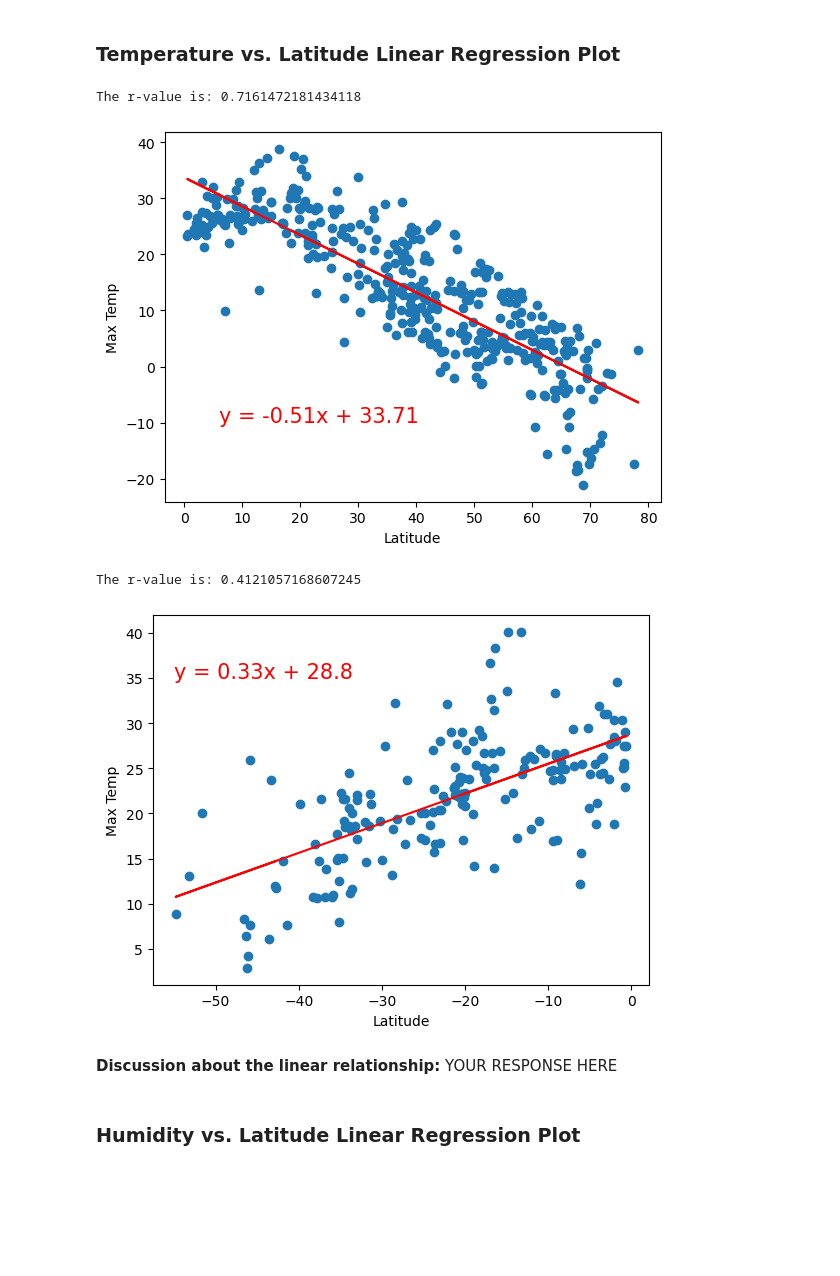
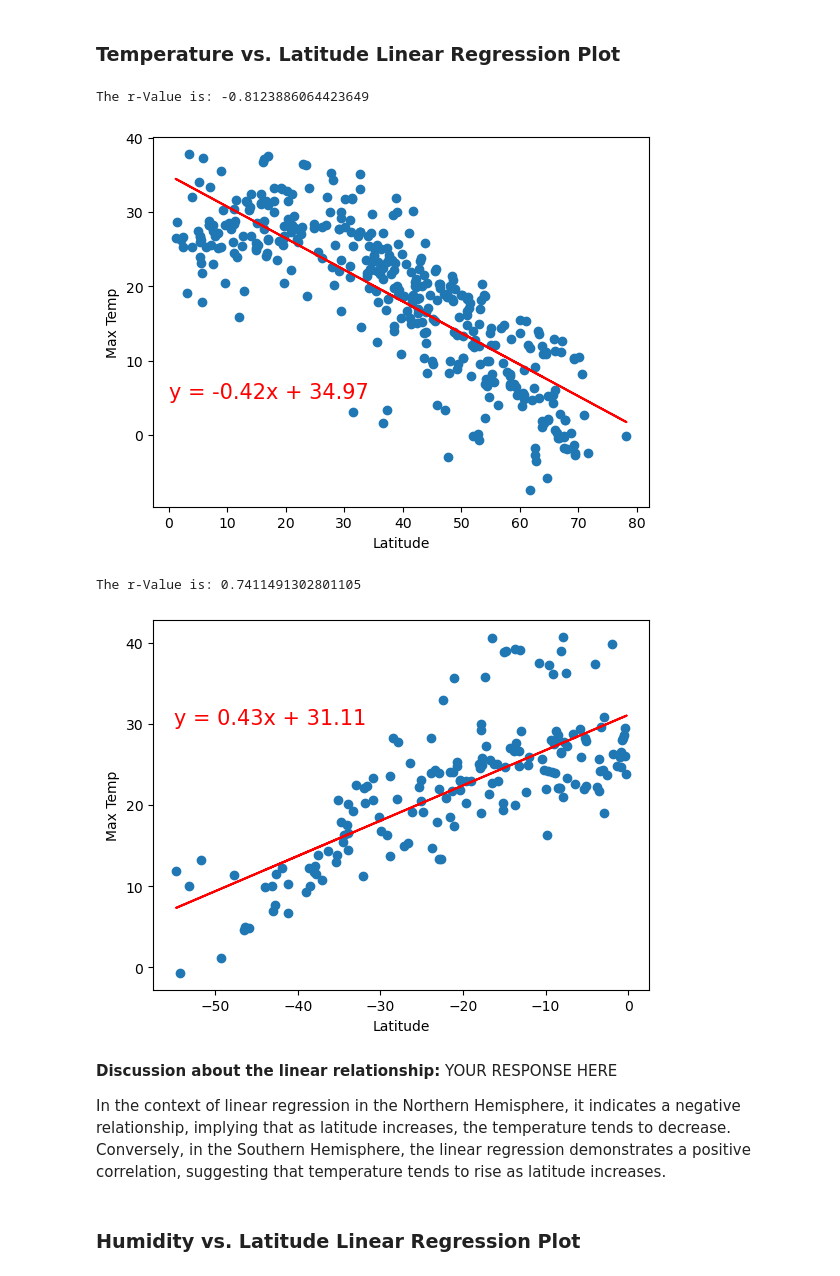
Before and after one commit to foomatia/API-Challenge, a Jupyter notebook: WeatherPy/WeatherPy.ipynb, the cells around one changed output. Saved outputs shown, nothing was run; the diff lists cells and outputs as text; code cells hidden in the pictures; blank space fills up the shorter version.

```diff
--- a/WeatherPy/WeatherPy.ipynb
+++ b/WeatherPy/WeatherPy.ipynb
@@ -159,6 +181,6 @@ city_data_df.to_csv("output_data/cities.csv", index_label="City_ID")
 # %%
 # Read saved data
-city_data_df = pd.read_csv("output_data/cities.csv", index_col="City_ID")
+city_data_df = pd.read_csv("../WeatherPy/cities.csv", index_col="City_ID")
 
 # Display sample data
 city_data_df.head()
@@ -246,6 +277,20 @@ plt.show()
+# %%
+# Define a function to create Linear Regression plots
+def plot_linear_regression(x_values, y_values, Yname, text_coordinates):
+    (slope, intercept, r_value, p_value, std_err) = linregress(x_values, y_values)
+    regress_values = x_values * slope + intercept
+    line_eq = "y = " + str(round(slope, 2)) + "x + " + str(round(intercept, 2))
+
+    plt.scatter(x_values, y_values, marker="o")
+    plt.plot(x_values, regress_values, "r-")
+    plt.annotate(line_eq, text_coordinates, fontsize=15, color="red")
+
+    plt.xlabel("Latitude")
+    plt.ylabel(Yname)
+    print(f"The r-Value is: {r_value}")
 # %%
 # Create a DataFrame with the Northern Hemisphere data (Latitude >= 0)
-# YOUR CODE HERE
+northern_hemi_df = city_data_df[city_data_df["Lat"] >= 0]
 
 # Display sample data
 northern_hemi_df.head()
@@ -275,17 +320,19 @@ southern_hemi_df.head()
 ###  Temperature vs. Latitude Linear Regression Plot
 # %%
 # Linear regression on Northern Hemisphere
-# YOUR CODE HERE
+plot_linear_regression(northern_hemi_df["Lat"], northern_hemi_df["Max Temp"], "Max Temp" ,(0, 5))
 # %% [output]
-The r-value is: 0.7161472181434118
+The r-Value is: -0.8123886064423649
-[figure, old version]
+[figure, new version]
 # %%
 # Linear regression on Southern Hemisphere
-# YOUR CODE HERE
+plot_linear_regression(southern_hemi_df["Lat"], southern_hemi_df["Max Temp"], "Max Temp", (-55, 30))
 # %% [output]
-The r-value is: 0.4121057168607245
+The r-Value is: 0.7411491302801105
-[figure, old version]
+[figure, new version]
-# %% [markdown]
-**Discussion about the linear relationship:** YOUR RESPONSE HERE
+# %% [markdown]
+**Discussion about the linear relationship:** YOUR RESPONSE HERE
+
+In the context of linear regression in the Northern Hemisphere, it indicates a negative relationship, implying that as latitude increases, the temperature tends to decrease. Conversely, in the Southern Hemisphere, the linear regression demonstrates a positive correlation, suggesting that temperature tends to rise as latitude increases.
 # %% [markdown]
 ### Humidity vs. Latitude Linear Regression Plot
```
Also changed, not shown: parts of 25 cells of this notebook, 8 other files.
